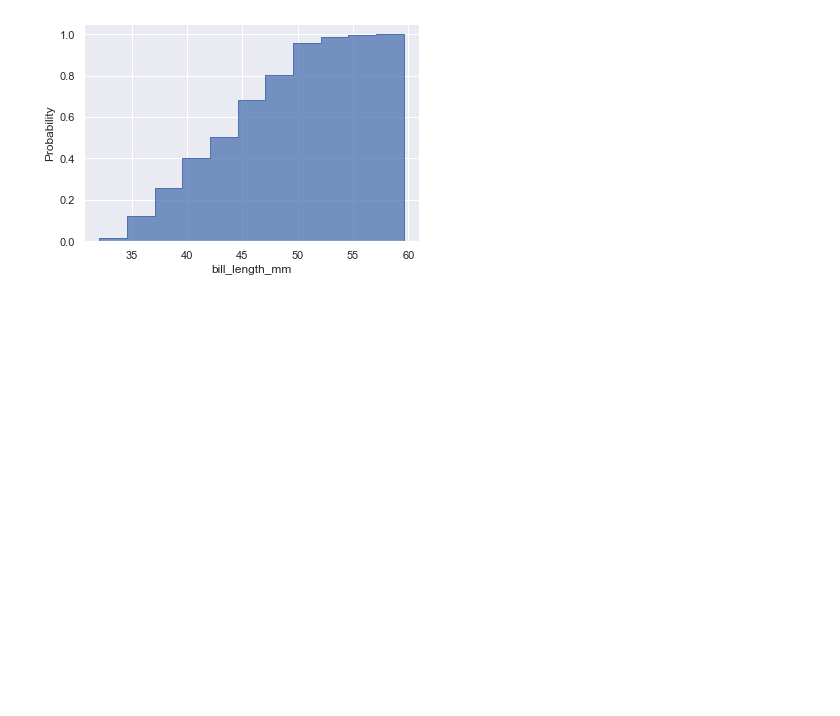
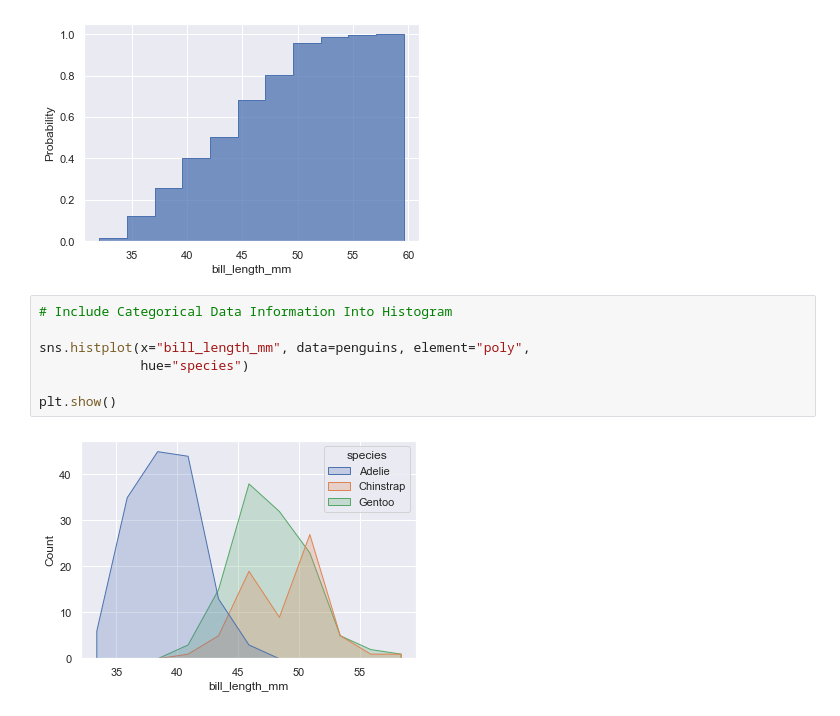
Before and after one commit to muhsinata/data-science-exercises, a Jupyter notebook: seaborn-exercises/exercise-3.ipynb, the cells around one changed output. Saved outputs shown, nothing was run; the diff lists cells and outputs as text; blank space fills up the shorter version.

Commit message:
feat: add stacked histogram

```diff
--- a/seaborn-exercises/exercise-3.ipynb
+++ b/seaborn-exercises/exercise-3.ipynb
@@ -32,3 +32,12 @@ sns.histplot(x="bill_length_mm", data=penguins, element="step",
 plt.show()
 # %% [output]
 [figure]
+# %%
+# Include Categorical Data Information Into Histogram
+
+sns.histplot(x="bill_length_mm", data=penguins, element="poly",
+             hue="species")
+
+plt.show()
+# %% [output]
+[figure, added]
```
Also changed, not shown: parts of 1 cell of this notebook.
